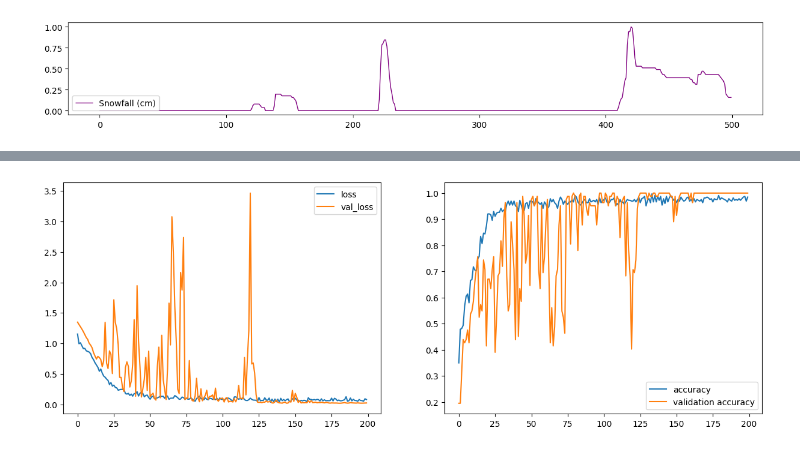
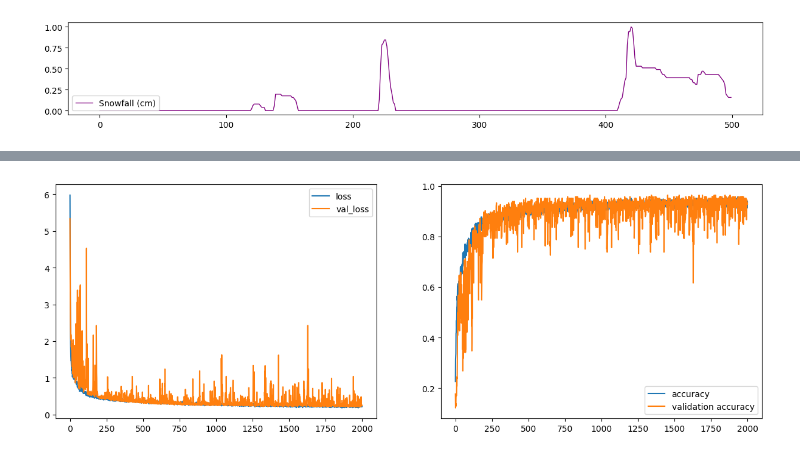
Before and after one commit to tomcordruw/DeepLearning2024, a Jupyter notebook: exercise3/timeseries_cnn_classification.ipynb, the cells around one changed output, grey strips where cells are left out. Cells and saved outputs as stored; diff of their text form; code cells hidden in the pictures.

```diff
--- a/exercise3/timeseries_cnn_classification.ipynb
+++ b/exercise3/timeseries_cnn_classification.ipynb
@@ -121,7 +122,12 @@ for i, col in enumerate(df.columns):
 # Maybe a bit sure about the windspeed, but I will include it for now
 # So I choose those numeric columns as my target columns
 # and scale the values
-target_cols_num = [1, 3, 4, 5]
+#target_cols_num = [1, 3, 4, 5]
+
+# After fixing the issues with the predictions later on
+# I decided that I want to train a second model to include extra columns
+# For that reason I added three more (visibility, dew point temp and solar radiation)
+target_cols_num = [1, 3, 4, 5, 6, 7, 8]
 target_cols = df.columns[target_cols_num]
 df[target_cols] = scaler.fit_transform(df[target_cols])
 df
@@ -315,6 +327,6 @@ for n in range(num_classes):
 # %%
 # Train/test split - can be modified as desired
-train_size = 0.7
+train_size = 0.8
 splitter = int(len(x_total) * train_size)
 
 # Split by index
@@ -337,7 +349,7 @@ Length y_train, y_test:
 x_train = x_train.reshape((x_train.shape[0], x_train.shape[1], 1))
 x_test = x_test.reshape((x_test.shape[0], x_test.shape[1], 1))
 # %%
-# Model with 3 convolutional layers + rest of the neural network
+# Model with multiple convolutional layers + rest of the neural network
 def make_model(input_shape):
     model = keras.Sequential(
         [
@@ -351,7 +363,11 @@ def make_model(input_shape):
             keras.layers.Flatten(),
 
             # the same layer again, just much more convenient and concise
+            keras.layers.Dense(64, activation="relu", kernel_regularizer=keras.regularizers.l1_l2()),
+            keras.layers.Dense(128, activation="relu"),
+            keras.layers.Dropout(0.2),
             keras.layers.Dense(64, activation="relu"),
+            keras.layers.Dense(32, activation="relu"),
 
             # Output layer
             keras.layers.Dense(num_classes, activation="softmax")
@@ -399,41 +415,43 @@ class CustomCallback(keras.callbacks.Callback):
         ax2.legend()
         plt.show()
 # %%
-epochs = 500
-batch_size = 8
+# Fitting the model, for this run I used a lot of epochs
+# because I wanted to see how good it can get
+epochs = 2000
+batch_size = 16
 
 # Useful callbacks, typically for time series
 # or CNN in general
 # Model checkpoint for saving the best model
-mc = ModelCheckpoint("best_model.keras", monitor='val_loss', mode='min', save_best_only=True)
+mc = ModelCheckpoint("best_model_extra.keras", monitor='val_loss', mode='min', save_best_only=True)
 
 # Reducing the learning rate on plateau
-rd_lr_op = keras.callbacks.ReduceLROnPlateau(monitor="val_loss", factor=0.5, patience=20, min_lr=0.00001)
+rd_lr_op = keras.callbacks.ReduceLROnPlateau(monitor="val_loss", factor=0.5, patience=20, min_lr=0.0001)
 
-# early stop so I don't need to meddle with the number of epochs so much
+# Early stop to stop the training early if it stops progressing
 early_stop = keras.callbacks.EarlyStopping(monitor="val_loss", patience=100, verbose=1)
 create_plots = CustomCallback()
 
 # Creating a list of callbacks
-callback_list = [mc, rd_lr_op, early_stop, create_plots]
+callback_list = [mc, rd_lr_op, create_plots]
 
 # A standard combination
 # Using sparse categorical entropy here
 model.compile(
     optimizer="adam",
     loss="sparse_categorical_crossentropy",
     metrics=["sparse_categorical_accuracy"],
 )
 
 # Model training
 history = model.fit(
     x_train,
     y_train,
     batch_size=batch_size,
     epochs=epochs,
     callbacks=callback_list,
     validation_split=0.2,
     verbose=1,
 )
 # %% [output]
-[figure, old version]
+[figure, new version]
```
Also changed, not shown: parts of 29 cells of this notebook, 2 other files.
